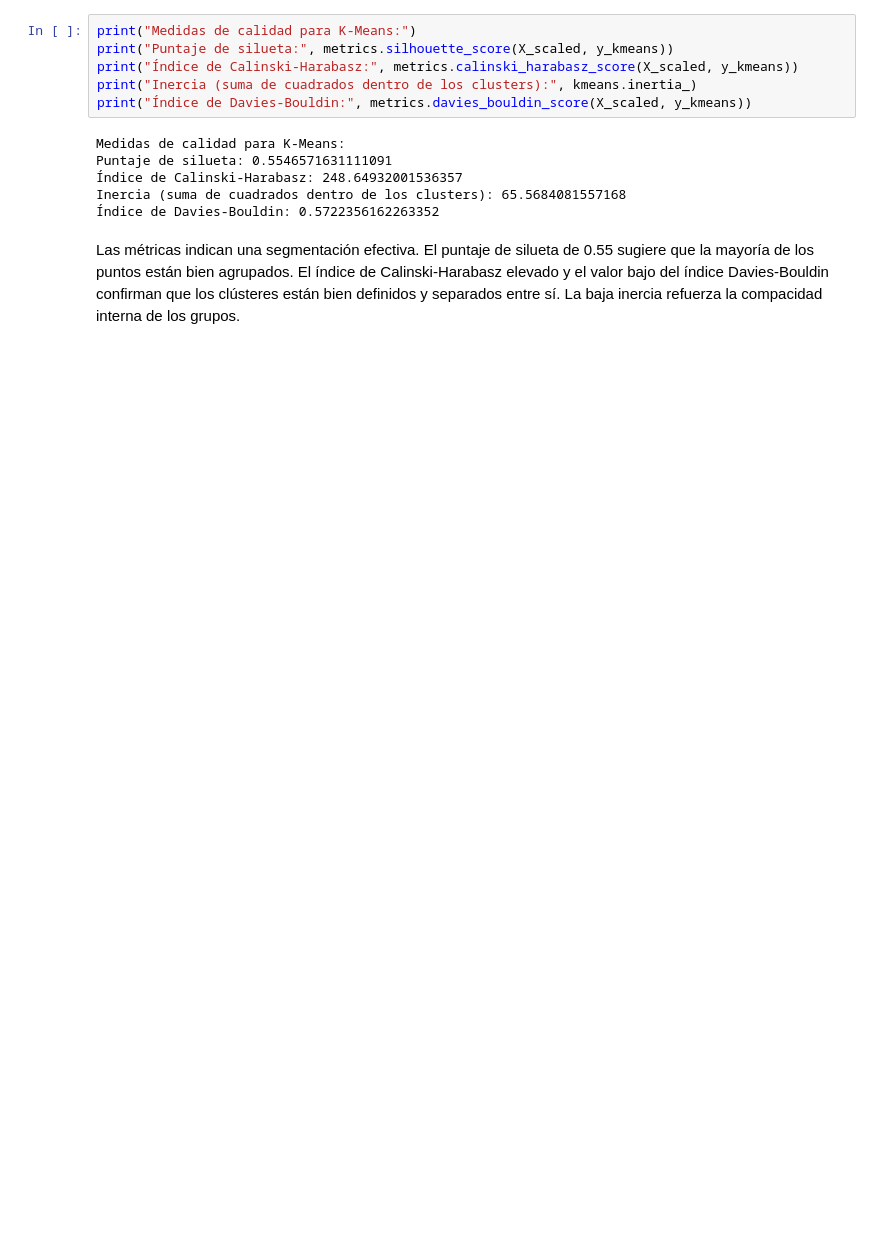
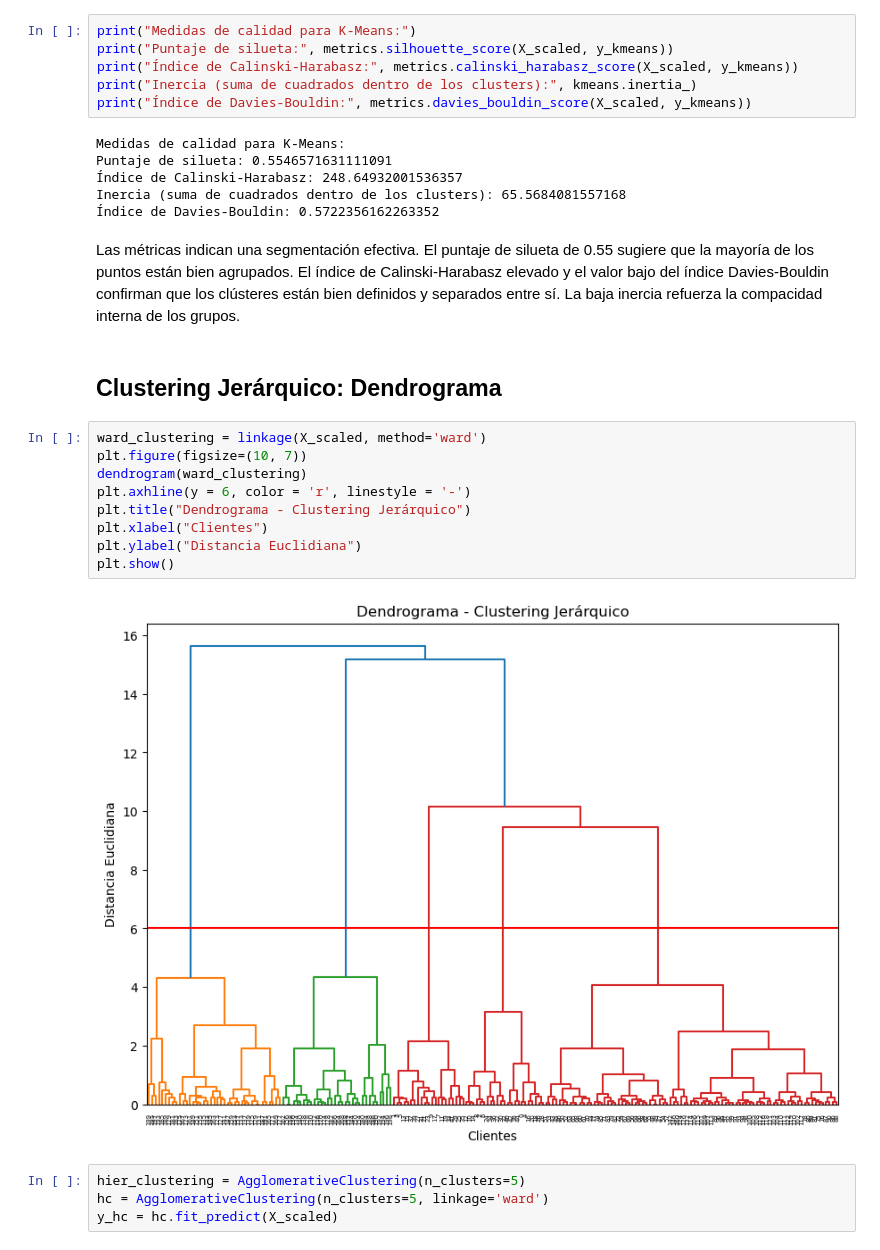
Before and after one commit to sartocol87/clustering, a Jupyter notebook: k-nime y HC_fase4.ipynb, the cells around one changed output. Saved outputs shown, nothing was run; the diff lists cells and outputs as text; blank space fills up the shorter version.

```diff
--- a/k-nime y HC_fase4.ipynb
+++ b/k-nime y HC_fase4.ipynb
@@ -134,3 +132,20 @@ Inercia (suma de cuadrados dentro de los clusters): 65.5684081557168
 Índice de Davies-Bouldin: 0.5722356162263352
 # %% [markdown]
 Las métricas indican una segmentación efectiva. El puntaje de silueta de 0.55 sugiere que la mayoría de los puntos están bien agrupados. El índice de Calinski-Harabasz elevado y el valor bajo del índice Davies-Bouldin confirman que los clústeres están bien definidos y separados entre sí. La baja inercia refuerza la compacidad interna de los grupos.
+# %% [markdown]
+## Clustering Jerárquico: Dendrograma
+# %%
+ward_clustering = linkage(X_scaled, method='ward')
+plt.figure(figsize=(10, 7))
+dendrogram(ward_clustering)
+plt.axhline(y = 6, color = 'r', linestyle = '-')
+plt.title("Dendrograma - Clustering Jerárquico")
+plt.xlabel("Clientes")
+plt.ylabel("Distancia Euclidiana")
+plt.show()
+# %% [output]
+[figure, added]
+# %%
+hier_clustering = AgglomerativeClustering(n_clusters=5)
+hc = AgglomerativeClustering(n_clusters=5, linkage='ward')
+y_hc = hc.fit_predict(X_scaled)
```
Also changed, not shown: parts of 9 cells of this notebook.
